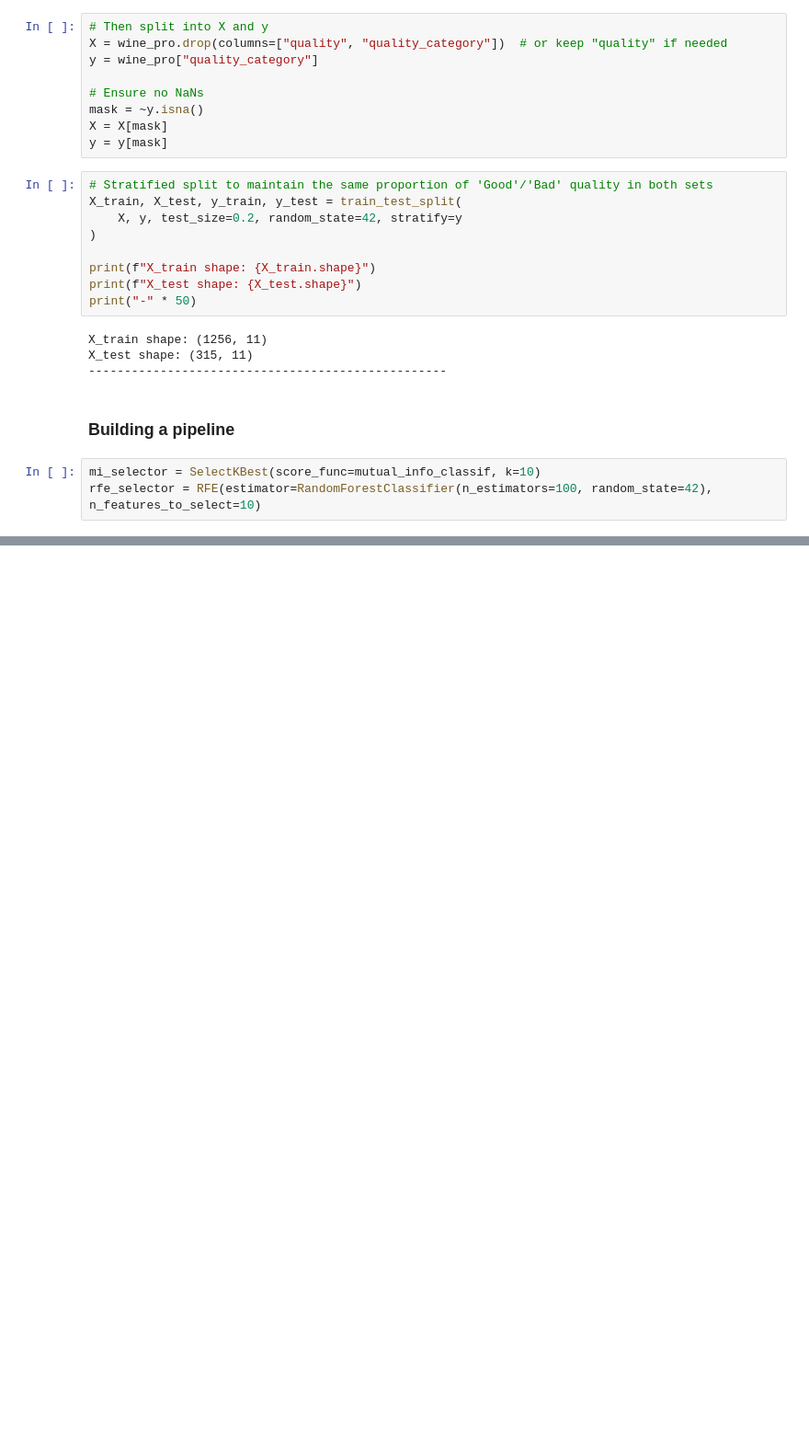
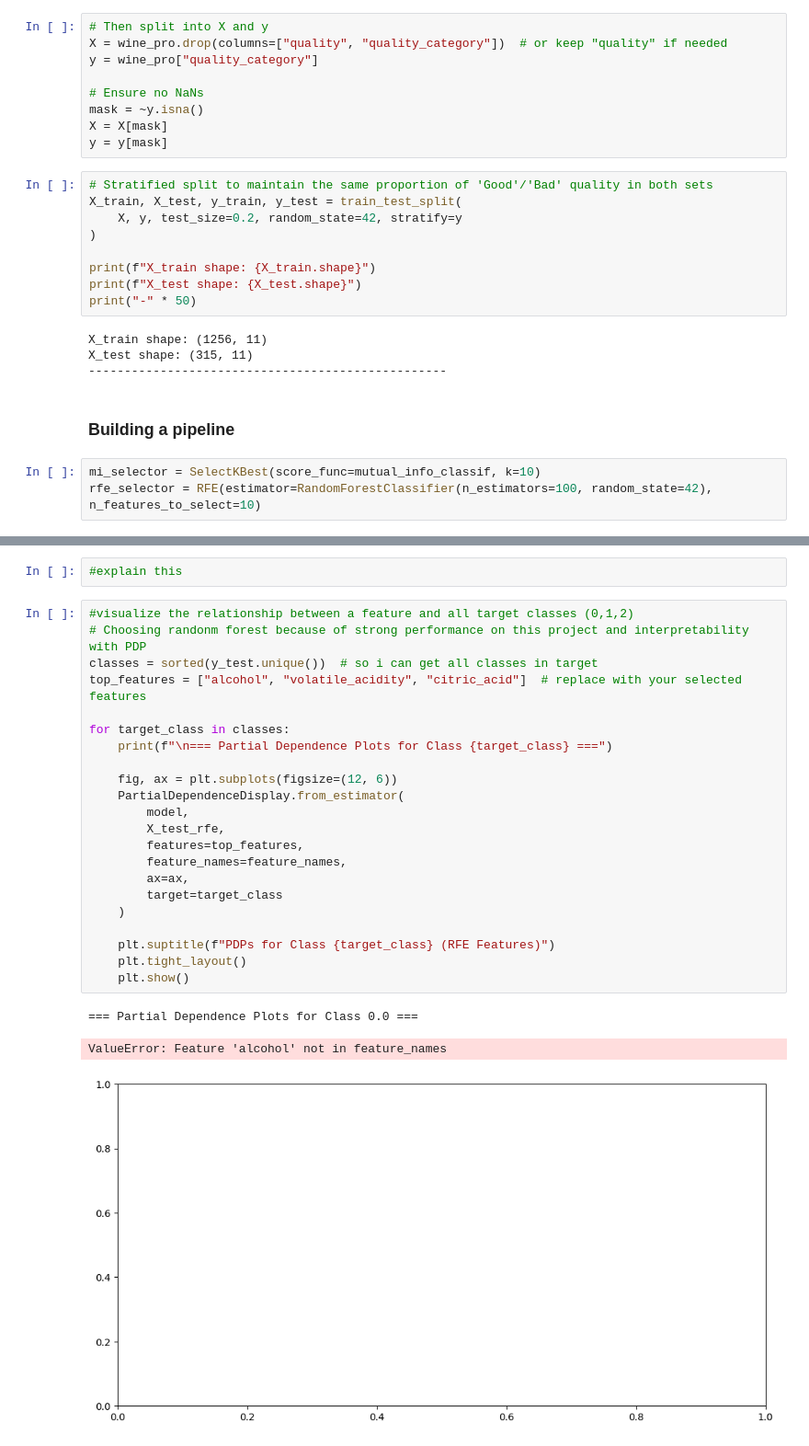
Before and after one commit to adobea-dev/wine_quality_project, a Jupyter notebook: notebooks/03_model_experiments.ipynb, the cells around one changed output, grey strips where cells are left out. Shown at 92% size. Drawn from its saved outputs; the diff is of its cells as text; blank space fills up the shorter version.

```diff
--- a/notebooks/03_model_experiments.ipynb
+++ b/notebooks/03_model_experiments.ipynb
@@ -178,0 +482,28 @@ if __name__ == "__main__":
+# %%
+#explain this
+# %%
+#visualize the relationship between a feature and all target classes (0,1,2)
+# Choosing randonm forest because of strong performance on this project and interpretability with PDP
+classes = sorted(y_test.unique())  # so i can get all classes in target
+top_features = ["alcohol", "volatile_acidity", "citric_acid"]  # replace with your selected features
+
+for target_class in classes:
+    print(f"\n=== Partial Dependence Plots for Class {target_class} ===")
+
+    fig, ax = plt.subplots(figsize=(12, 6))
+    PartialDependenceDisplay.from_estimator(
+        model,
+        X_test_rfe,
+        features=top_features,
+        feature_names=feature_names,
+        ax=ax,
+        target=target_class
+    )
+
+    plt.suptitle(f"PDPs for Class {target_class} (RFE Features)")
+    plt.tight_layout()
+    plt.show()
+# %% [output]
+=== Partial Dependence Plots for Class 0.0 ===
+ValueError: Feature 'alcohol' not in feature_names
+[figure, added]
```
Also changed, not shown: parts of 19 cells of this notebook, 17 other files.
